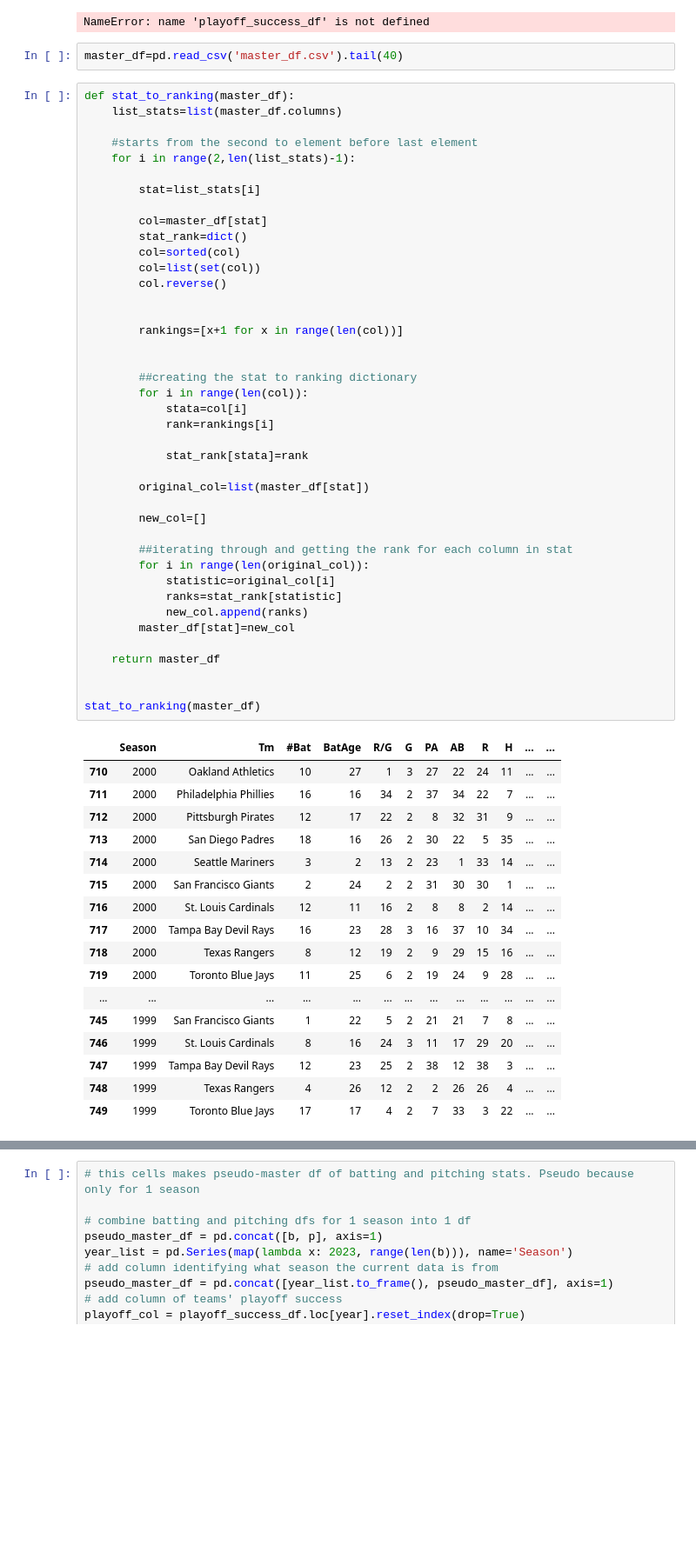
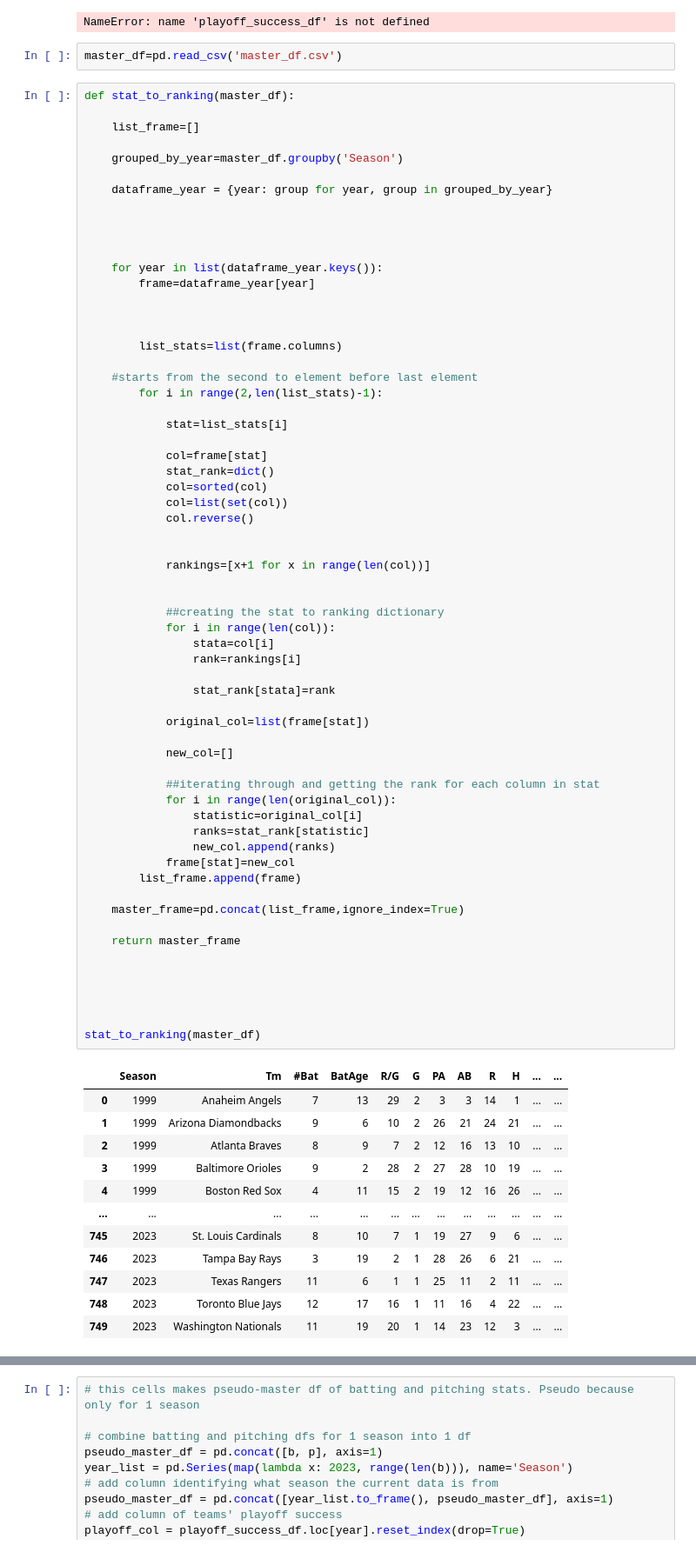
Before and after one commit to suneepathangay/DS3000-Repo, a Jupyter notebook: WorldSeries_Project_Draft2JR (1).ipynb, the cells around one changed output, grey strips where cells are left out. Shown: that part at 87% size. Saved outputs shown, nothing was run; the diff lists cells and outputs as text; blank space fills up the shorter version.

```diff
--- a/WorldSeries_Project_Draft2JR (1).ipynb
+++ b/WorldSeries_Project_Draft2JR (1).ipynb
@@ -463,63 +463,79 @@ master_df.to_csv('master_df.csv', index=False)
 # %% [output]
 NameError: name 'playoff_success_df' is not defined
 # %%
-master_df=pd.read_csv('master_df.csv').tail(40)
+master_df=pd.read_csv('master_df.csv')
 # %%
 def stat_to_ranking(master_df):
-    list_stats=list(master_df.columns)
+
+    list_frame=[]
+
+    grouped_by_year=master_df.groupby('Season')
+
+    dataframe_year = {year: group for year, group in grouped_by_year}
+
+
+
+
+    for year in list(dataframe_year.keys()):
+        frame=dataframe_year[year]
+
+
+
+        list_stats=list(frame.columns)
 
     #starts from the second to element before last element
-    for i in range(2,len(list_stats)-1):
+        for i in range(2,len(list_stats)-1):
 
-        stat=list_stats[i]
+            stat=list_stats[i]
 
-        col=master_df[stat]
-        stat_rank=dict()
-        col=sorted(col)
-        col=list(set(col))
-        col.reverse()
+            col=frame[stat]
+            stat_rank=dict()
+            col=sorted(col)
+            col=list(set(col))
+            col.reverse()
 
 
-        rankings=[x+1 for x in range(len(col))]
+            rankings=[x+1 for x in range(len(col))]
 
 
-        ##creating the stat to ranking dictionary
-        for i in range(len(col)):
-            stata=col[i]
-            rank=rankings[i]
+            ##creating the stat to ranking dictionary
+            for i in range(len(col)):
+                stata=col[i]
+                rank=rankings[i]
 
-            stat_rank[stata]=rank
+                stat_rank[stata]=rank
 
-        original_col=list(master_df[stat])
+            original_col=list(frame[stat])
 
-        new_col=[]
+            new_col=[]
 
-        ##iterating through and getting the rank for each column in stat
-        for i in range(len(original_col)):
-            statistic=original_col[i]
-            ranks=stat_rank[statistic]
-            new_col.append(ranks)
-        master_df[stat]=new_col
+            ##iterating through and getting the rank for each column in stat
+            for i in range(len(original_col)):
+                statistic=original_col[i]
+                ranks=stat_rank[statistic]
+                new_col.append(ranks)
+            frame[stat]=new_col
+        list_frame.append(frame)
 
-    return master_df
+    master_frame=pd.concat(list_frame,ignore_index=True)
+
+    return master_frame
+
+
+
 
 
 stat_to_ranking(master_df)
 # %% [output]
 |  | Season | Tm | #Bat | BatAge | R/G | G | PA | AB | R | H | ... | ... |
-| 710 | 2000 | Oakland Athletics | 10 | 27 | 1 | 3 | 27 | 22 | 24 | 11 | ... | ... |
-| 711 | 2000 | Philadelphia Phillies | 16 | 16 | 34 | 2 | 37 | 34 | 22 | 7 | ... | ... |
-| 712 | 2000 | Pittsburgh Pirates | 12 | 17 | 22 | 2 | 8 | 32 | 31 | 9 | ... | ... |
-| 713 | 2000 | San Diego Padres | 18 | 16 | 26 | 2 | 30 | 22 | 5 | 35 | ... | ... |
-| 714 | 2000 | Seattle Mariners | 3 | 2 | 13 | 2 | 23 | 1 | 33 | 14 | ... | ... |
-| 715 | 2000 | San Francisco Giants | 2 | 24 | 2 | 2 | 31 | 30 | 30 | 1 | ... | ... |
-| 716 | 2000 | St. Louis Cardinals | 12 | 11 | 16 | 2 | 8 | 8 | 2 | 14 | ... | ... |
-| 717 | 2000 | Tampa Bay Devil Rays | 16 | 23 | 28 | 3 | 16 | 37 | 10 | 34 | ... | ... |
-| 718 | 2000 | Texas Rangers | 8 | 12 | 19 | 2 | 9 | 29 | 15 | 16 | ... | ... |
-| 719 | 2000 | Toronto Blue Jays | 11 | 25 | 6 | 2 | 19 | 24 | 9 | 28 | ... | ... |
+| 0 | 1999 | Anaheim Angels | 7 | 13 | 29 | 2 | 3 | 3 | 14 | 1 | ... | ... |
+| 1 | 1999 | Arizona Diamondbacks | 9 | 6 | 10 | 2 | 26 | 21 | 24 | 21 | ... | ... |
+| 2 | 1999 | Atlanta Braves | 8 | 9 | 7 | 2 | 12 | 16 | 13 | 10 | ... | ... |
+| 3 | 1999 | Baltimore Orioles | 9 | 2 | 28 | 2 | 27 | 28 | 10 | 19 | ... | ... |
+| 4 | 1999 | Boston Red Sox | 4 | 11 | 15 | 2 | 19 | 12 | 16 | 26 | ... | ... |
 | ... | ... | ... | ... | ... | ... | ... | ... | ... | ... | ... | ... | ... |
-| 745 | 1999 | San Francisco Giants | 1 | 22 | 5 | 2 | 21 | 21 | 7 | 8 | ... | ... |
-| 746 | 1999 | St. Louis Cardinals | 8 | 16 | 24 | 3 | 11 | 17 | 29 | 20 | ... | ... |
-| 747 | 1999 | Tampa Bay Devil Rays | 12 | 23 | 25 | 2 | 38 | 12 | 38 | 3 | ... | ... |
-| 748 | 1999 | Texas Rangers | 4 | 26 | 12 | 2 | 2 | 26 | 26 | 4 | ... | ... |
-| 749 | 1999 | Toronto Blue Jays | 17 | 17 | 4 | 2 | 7 | 33 | 3 | 22 | ... | ... |
+| 745 | 2023 | St. Louis Cardinals | 8 | 10 | 7 | 1 | 19 | 27 | 9 | 6 | ... | ... |
+| 746 | 2023 | Tampa Bay Rays | 3 | 19 | 2 | 1 | 28 | 26 | 6 | 21 | ... | ... |
+| 747 | 2023 | Texas Rangers | 11 | 6 | 1 | 1 | 25 | 11 | 2 | 11 | ... | ... |
+| 748 | 2023 | Toronto Blue Jays | 12 | 17 | 16 | 1 | 11 | 16 | 4 | 22 | ... | ... |
+| 749 | 2023 | Washington Nationals | 11 | 19 | 20 | 1 | 14 | 23 | 12 | 3 | ... | ... |
```
Also changed, not shown: parts of 1 cell of this notebook.
